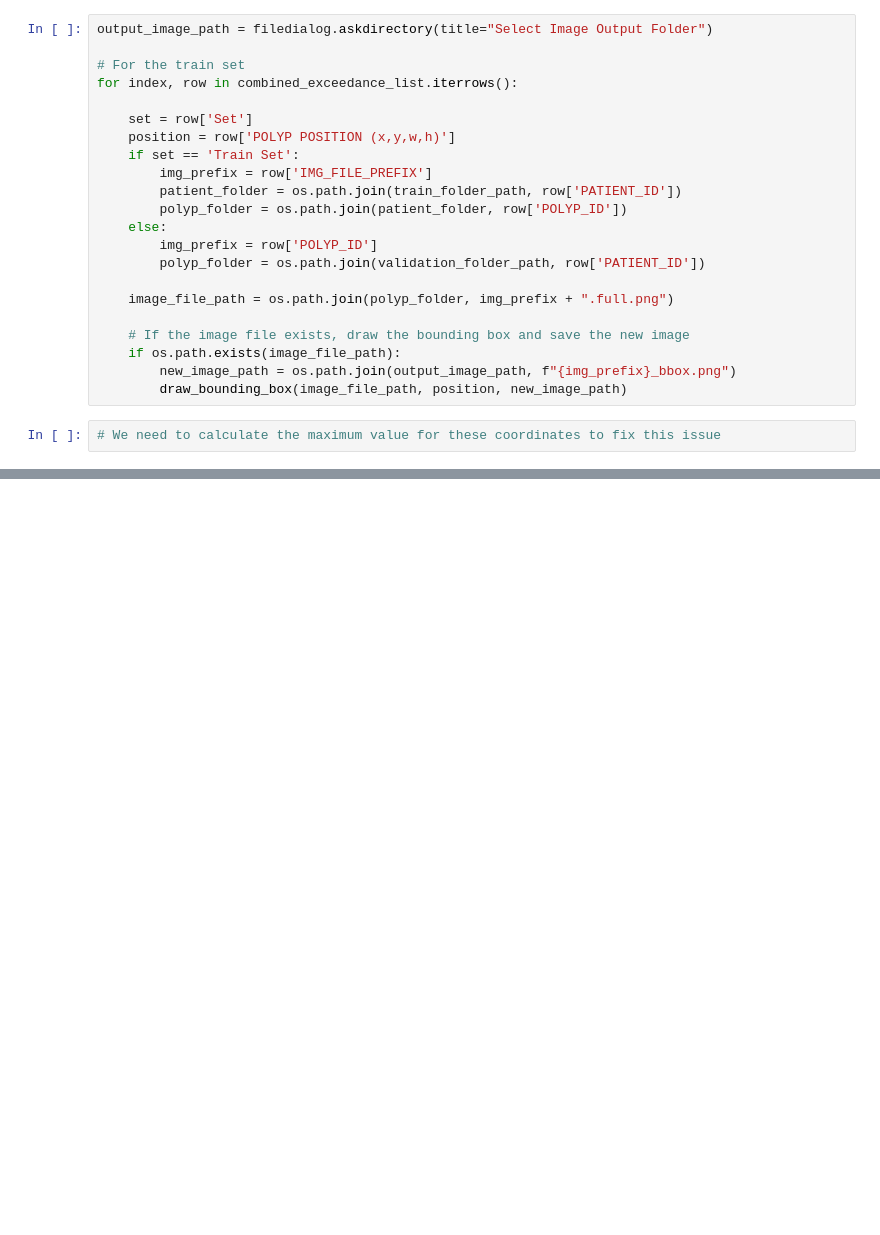
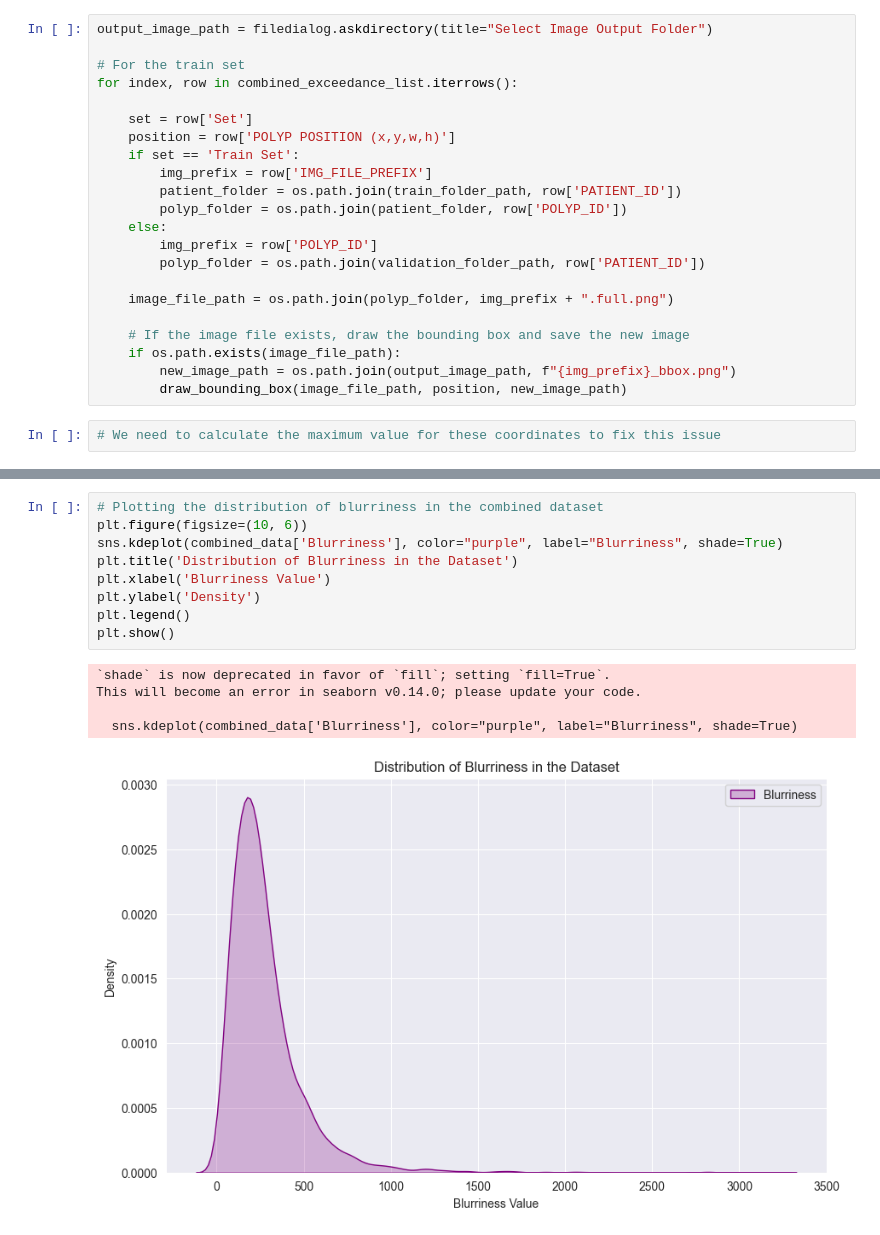
Before and after one commit to irconde/polyp-db-analysis, a Jupyter notebook: polar-database-analysis.ipynb, the cells around one changed output, grey strips where cells are left out. Saved outputs shown, nothing was run; the diff lists cells and outputs as text; blank space fills up the shorter version.

```diff
--- a/polar-database-analysis.ipynb
+++ b/polar-database-analysis.ipynb
@@ -967,0 +1086,15 @@ combined_exceedance_list
+# %%
+# Plotting the distribution of blurriness in the combined dataset
+plt.figure(figsize=(10, 6))
+sns.kdeplot(combined_data['Blurriness'], color="purple", label="Blurriness", shade=True)
+plt.title('Distribution of Blurriness in the Dataset')
+plt.xlabel('Blurriness Value')
+plt.ylabel('Density')
+plt.legend()
+plt.show()
+# %% [output]
+`shade` is now deprecated in favor of `fill`; setting `fill=True`.
+This will become an error in seaborn v0.14.0; please update your code.
+
+  sns.kdeplot(combined_data['Blurriness'], color="purple", label="Blurriness", shade=True)
+[figure, added]
```
Also changed, not shown: parts of 17 cells of this notebook.
